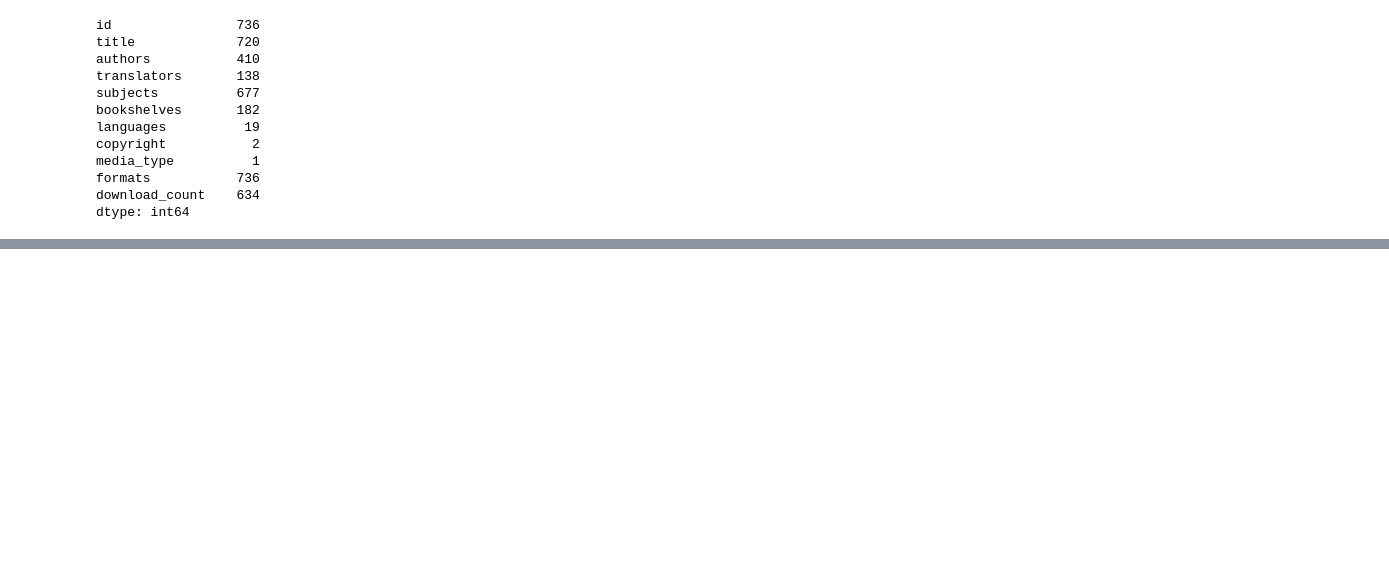
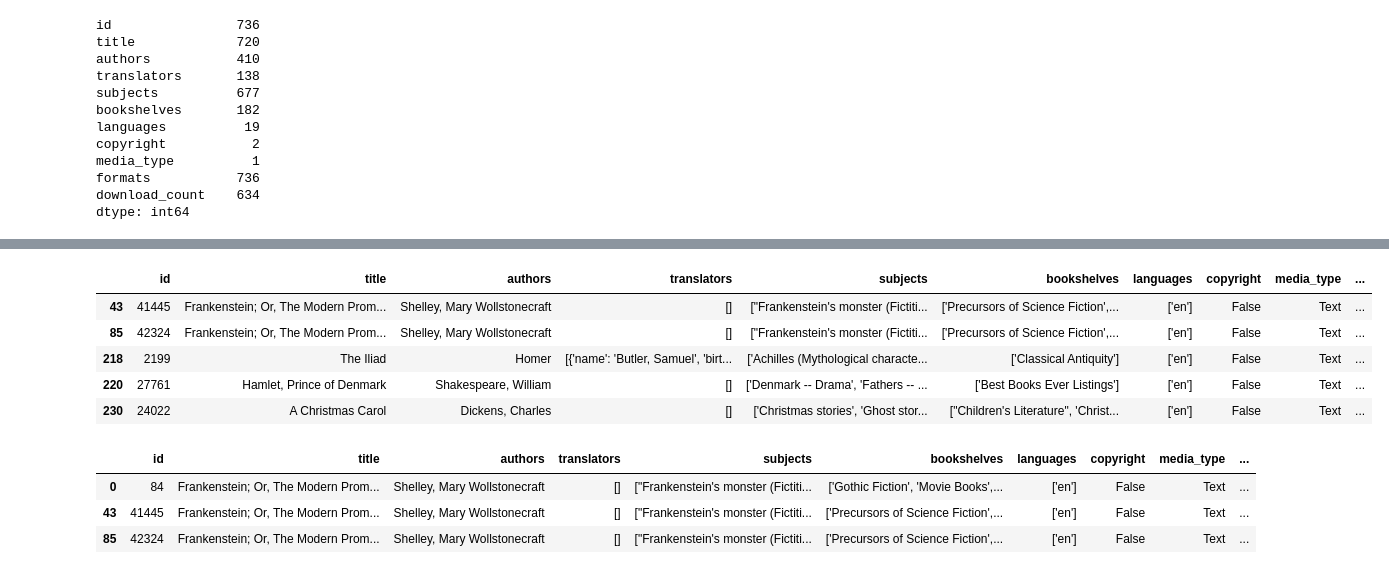
Before and after one commit to JohannPalheiros/gutendex-analytics, a Jupyter notebook: gutendex_analytics.ipynb, the cells around one changed output, grey strips where cells are left out. Cells and saved outputs as stored; diff of their text form; code cells hidden in the pictures; blank space fills up the shorter version.

```diff
--- a/gutendex_analytics.ipynb
+++ b/gutendex_analytics.ipynb
@@ -194,4 +175,22 @@ Data columns (total 11 columns):
  10  download_count  16 non-null     int64
 dtypes: bool(1), int64(2), object(8)
 memory usage: 1.4+ KB
+# %%
+#%% Aparentemente há 16 titulos repetidos, irei ver quais são
+duplicatedDf.head()
+# %% [output]
+|  | id | title | authors | translators | subjects | bookshelves | languages | copyright | media_type | ... |
+| 43 | 41445 | Frankenstein; Or, The Modern Prom... | Shelley, Mary Wollstonecraft | [] | ["Frankenstein's monster (Fictiti... | ['Precursors of Science Fiction',... | ['en'] | False | Text | ... |
+| 85 | 42324 | Frankenstein; Or, The Modern Prom... | Shelley, Mary Wollstonecraft | [] | ["Frankenstein's monster (Fictiti... | ['Precursors of Science Fiction',... | ['en'] | False | Text | ... |
+| 218 | 2199 | The Iliad | Homer | [{'name': 'Butler, Samuel', 'birt... | ['Achilles (Mythological characte... | ['Classical Antiquity'] | ['en'] | False | Text | ... |
+| 220 | 27761 | Hamlet, Prince of Denmark | Shakespeare, William | [] | ['Denmark -- Drama', 'Fathers -- ... | ['Best Books Ever Listings'] | ['en'] | False | Text | ... |
+| 230 | 24022 | A Christmas Carol | Dickens, Charles | [] | ['Christmas stories', 'Ghost stor... | ["Children's Literature", 'Christ... | ['en'] | False | Text | ... |
+# %%
+#%% A fim de ver o que há de diferente nas linhas de titulo repetido, peguei o titulo Frankenstein como exemplo
+booksDataDf.loc[booksDataDf['title'] == 'Frankenstein; Or, The Modern Prometheus']
+# %% [output]
+|  | id | title | authors | translators | subjects | bookshelves | languages | copyright | media_type | ... |
+| 0 | 84 | Frankenstein; Or, The Modern Prom... | Shelley, Mary Wollstonecraft | [] | ["Frankenstein's monster (Fictiti... | ['Gothic Fiction', 'Movie Books',... | ['en'] | False | Text | ... |
+| 43 | 41445 | Frankenstein; Or, The Modern Prom... | Shelley, Mary Wollstonecraft | [] | ["Frankenstein's monster (Fictiti... | ['Precursors of Science Fiction',... | ['en'] | False | Text | ... |
+| 85 | 42324 | Frankenstein; Or, The Modern Prom... | Shelley, Mary Wollstonecraft | [] | ["Frankenstein's monster (Fictiti... | ['Precursors of Science Fiction',... | ['en'] | False | Text | ... |
 # %%
```
Also changed, not shown: parts of 15 cells of this notebook.
